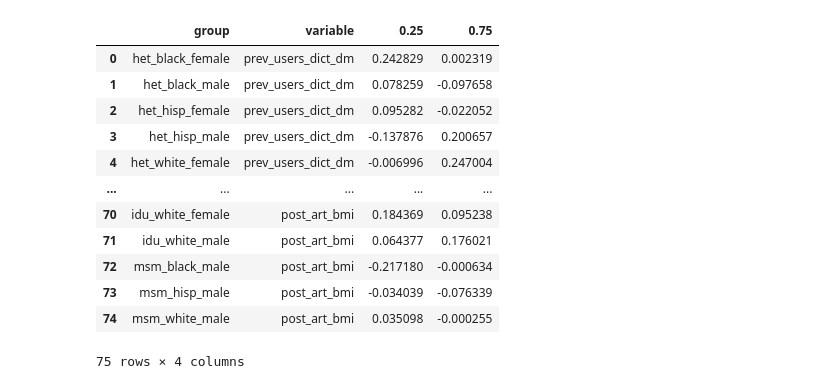
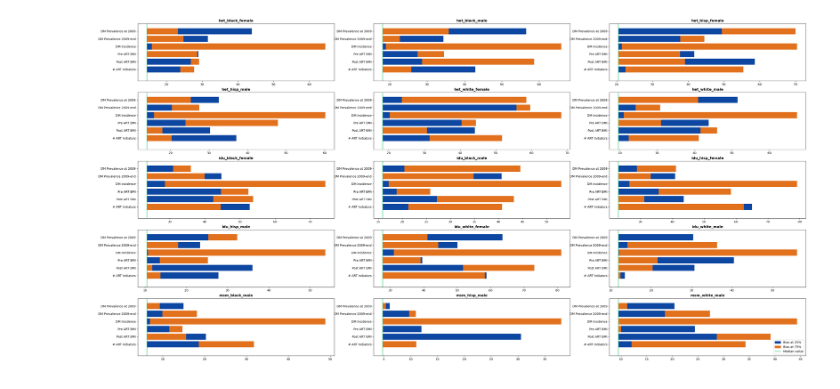
Before and after one commit to PearlHivModelingTeam/pearlModel, a Jupyter notebook: scripts/sa_notebook.ipynb, the cells around one changed output. Saved outputs shown, nothing was run; the diff lists cells and outputs as text; code cells hidden in the pictures.

```diff
--- a/scripts/sa_notebook.ipynb
+++ b/scripts/sa_notebook.ipynb
@@ -117,16 +188,0 @@ tornado_vals = pd.concat(tornado_vals).reset_index(drop=True)
-# %%
-tornado_vals
-# %% [output]
-|  | group | variable | 0.25 | 0.75 |
-| 0 | het_black_female | prev_users_dict_dm | 0.242829 | 0.002319 |
-| 1 | het_black_male | prev_users_dict_dm | 0.078259 | -0.097658 |
-| 2 | het_hisp_female | prev_users_dict_dm | 0.095282 | -0.022052 |
-| 3 | het_hisp_male | prev_users_dict_dm | -0.137876 | 0.200657 |
-| 4 | het_white_female | prev_users_dict_dm | -0.006996 | 0.247004 |
-| ... | ... | ... | ... | ... |
-| 70 | idu_white_female | post_art_bmi | 0.184369 | 0.095238 |
-| 71 | idu_white_male | post_art_bmi | 0.064377 | 0.176021 |
-| 72 | msm_black_male | post_art_bmi | -0.217180 | -0.000634 |
-| 73 | msm_hisp_male | post_art_bmi | -0.034039 | -0.076339 |
-| 74 | msm_white_male | post_art_bmi | 0.035098 | -0.000255 |
-75 rows × 4 columns
@@ -132,0 +215,48 @@ tornado_vals
+# %%
+fig, axs = plt.subplots(5, 3, figsize=(40, 20))
+
+plot_groups = np.sort(baseline_tornado_vals.group.unique())
+
+for i, group in enumerate(plot_groups):
+
+    group_vals = baseline_tornado_vals[baseline_tornado_vals['group']==group].reset_index(drop=True)
+    ax = axs.flatten()[i]
+
+    # plot parameters
+    yTick_label = group_vals['variable']
+    ys = range(len(yTick_label))[::-1]
+    height = 0.8
+
+    color_5 = '#0d47a1'
+    color_95 = '#e2711d'
+    color_line = '#2ECC71'
+
+    # Data to be visualized
+    value_25 = group_vals.iloc[:,2].values
+    value_75 = group_vals.iloc[:,3].values
+    base = baseline_risk_median[baseline_risk_median['group']==group]['risk'].values[0]
+
+    # Draw bars
+    for y, value, value2 in zip(ys, value_25, value_75):
+        if abs(value) < abs(value2):
+            ax.broken_barh([(base, value2)], (y - height/2, height),facecolors=[color_95,color_95])
+            ax.broken_barh([(base, value)], (y - height/2,height), facecolors=[color_5,color_5])
+        else:
+            ax.broken_barh([(base, value)], (y - height/2,height), facecolors=[color_5,color_5])
+            ax.broken_barh([(base, value2)], (y - height/2, height),facecolors=[color_95,color_95])
+
+    # Add vertical line for median value
+    ax.axvline(base, color=color_line, linewidth=1.5, label='Median value')
+
+    # Modify the graph
+    ax.set_ylim([-1.5, 6])
+    ax.set_yticks(ys)
+    ax.set_yticklabels(yTick_label)
+    ax.set_title(group, fontsize=12, fontweight='bold')
+
+    # Add legend
+    handles = [Patch(color=color_5, label='Bias at 25%'), Patch(color=color_95, label='Bias at 75%'),
+            Line2D([0], [0], color=color_line, linewidth=1.5, label='Median value')]
+    plt.legend(handles=handles, loc='lower right')
+# %% [output]
+[figure, added]
```
Also changed, not shown: parts of 22 cells of this notebook.
